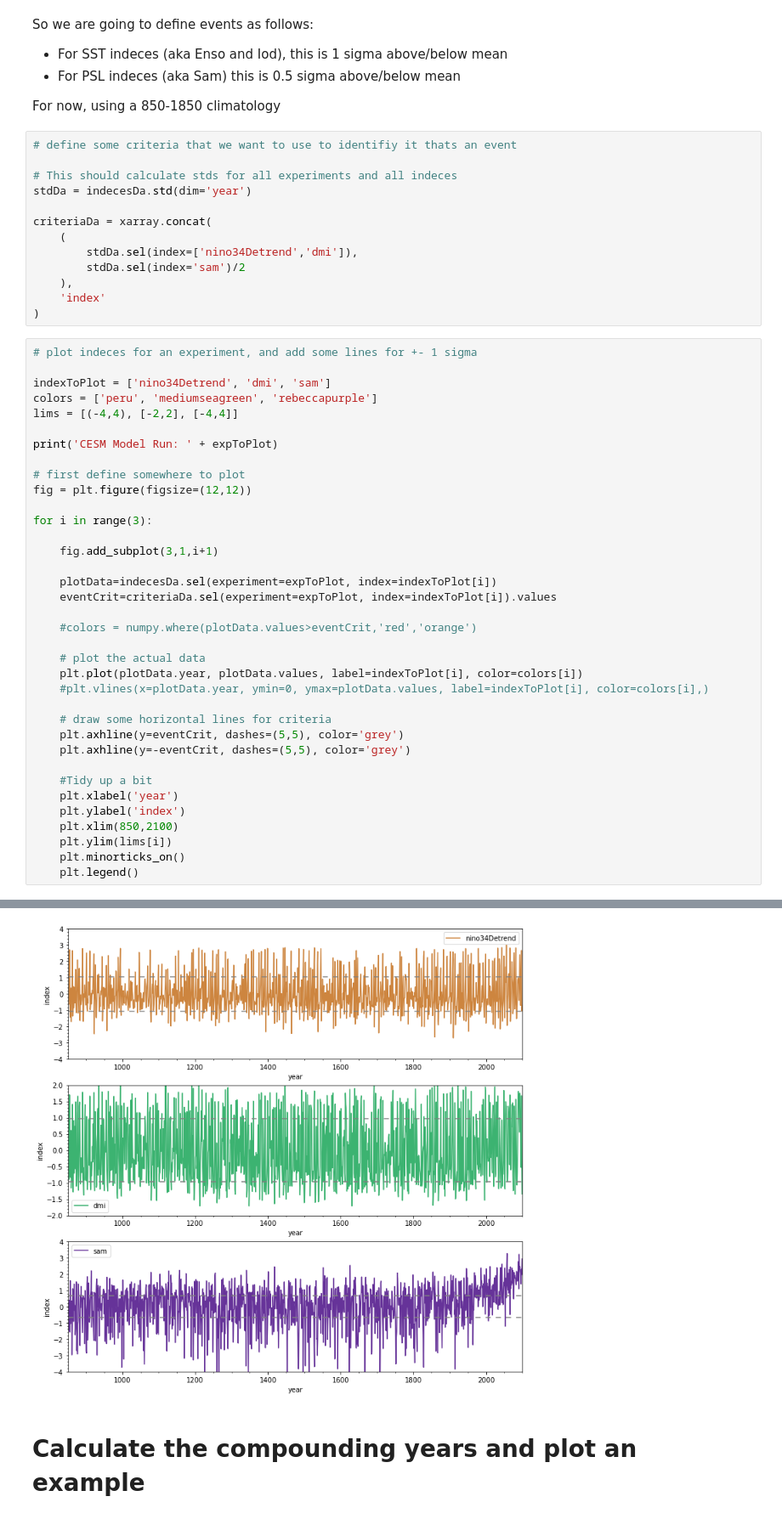
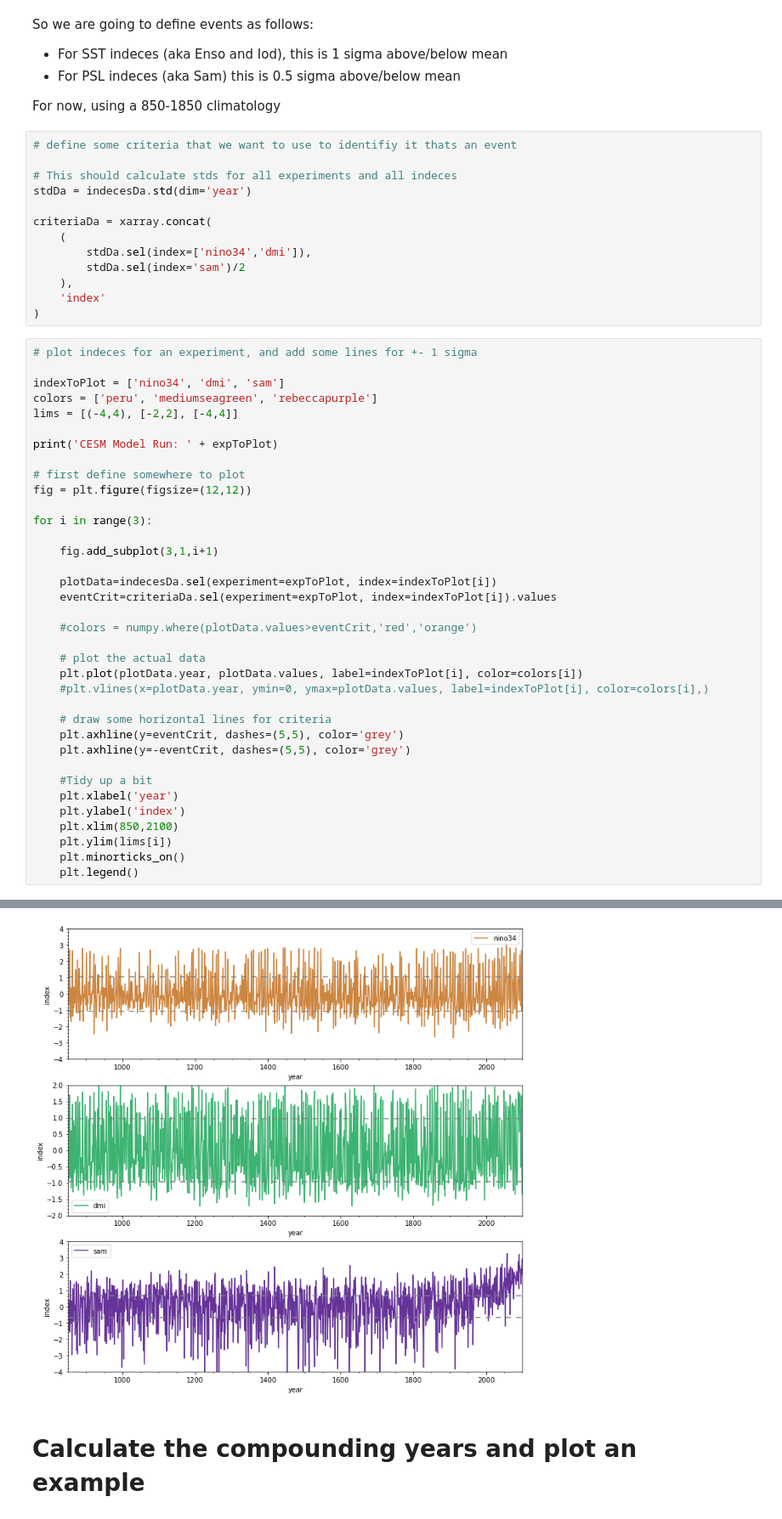
Before and after one commit to anton-seaice/compound, a Jupyter notebook: cesmTradIndecesCompounds.ipynb, the cells around one changed output, grey strips where cells are left out. Shown at 85% size. Drawn from its saved outputs; the diff is of its cells as text.

```diff
--- a/cesmTradIndecesCompounds.ipynb
+++ b/cesmTradIndecesCompounds.ipynb
@@ -46,7 +48,7 @@ stdDa = indecesDa.std(dim='year')
 
 criteriaDa = xarray.concat(
     (
-        stdDa.sel(index=['nino34Detrend','dmi']),
+        stdDa.sel(index=['nino34','dmi']),
         stdDa.sel(index='sam')/2
     ),
     'index'
@@ -54,7 +56,7 @@ criteriaDa = xarray.concat(
 # %%
 # plot indeces for an experiment, and add some lines for +- 1 sigma
 
-indexToPlot = ['nino34Detrend', 'dmi', 'sam']
+indexToPlot = ['nino34', 'dmi', 'sam']
 colors = ['peru', 'mediumseagreen', 'rebeccapurple']
 lims = [(-4,4), [-2,2], [-4,4]]
 
@@ -62,34 +64,34 @@ print('CESM Model Run: ' + expToPlot)
 
 # first define somewhere to plot
 fig = plt.figure(figsize=(12,12))
 
 for i in range(3):
 
     fig.add_subplot(3,1,i+1)
 
     plotData=indecesDa.sel(experiment=expToPlot, index=indexToPlot[i])
     eventCrit=criteriaDa.sel(experiment=expToPlot, index=indexToPlot[i]).values
 
     #colors = numpy.where(plotData.values>eventCrit,'red','orange')
 
     # plot the actual data
     plt.plot(plotData.year, plotData.values, label=indexToPlot[i], color=colors[i])
     #plt.vlines(x=plotData.year, ymin=0, ymax=plotData.values, label=indexToPlot[i], color=colors[i],)
 
     # draw some horizontal lines for criteria
     plt.axhline(y=eventCrit, dashes=(5,5), color='grey')
     plt.axhline(y=-eventCrit, dashes=(5,5), color='grey')
 
     #Tidy up a bit
     plt.xlabel('year')
     plt.ylabel('index')
     plt.xlim(850,2100)
     plt.ylim(lims[i])
     plt.minorticks_on()
     plt.legend()
 # %% [output]
 CESM Model Run: LME.002
-[figure, old version]
+[figure, new version]
 # %% [markdown]
 # Calculate the compounding years and plot an example
 # %%
```
Also changed, not shown: parts of 8 cells of this notebook, 25 other files.
